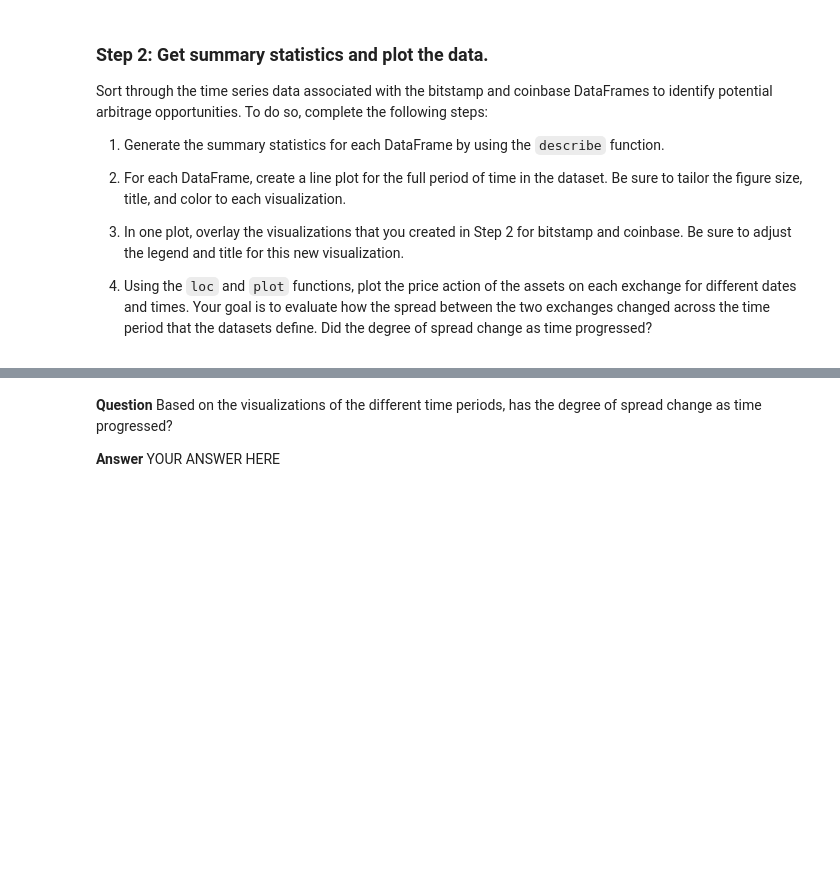
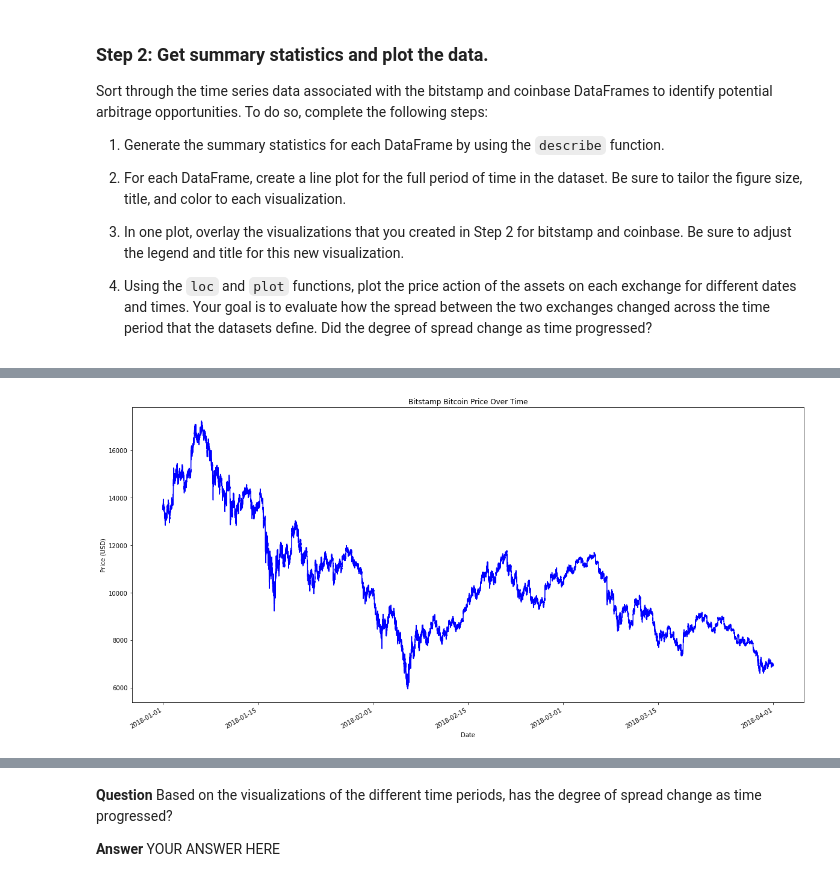
Before and after one commit to kheller18/crypto-arbitrage-opportunities, a Jupyter notebook: crypto_arbitrage.ipynb, the cells around one changed output, grey strips where cells are left out. Cells and saved outputs as stored; diff of their text form; code cells hidden in the pictures; blank space fills up the shorter version.

Commit message:
both bitstamp and coinbase Bitcoin plots working separately

```diff
--- a/crypto_arbitrage.ipynb
+++ b/crypto_arbitrage.ipynb
@@ -37,8 +37,13 @@ Instructions.
 # The CSV file is located in the Resources folder.
 # Set the index to the column "Date"
 # Set the parse_dates and infer_datetime_format parameters
-csvPath = Path("Resources/bitstamp.csv")
-bitstamp = pd.read_csv(csvPath, index_col="Timestamp")
+
+bitstamp = pd.read_csv(
+    Path("Resources/bitstamp.csv"),
+    index_col="Timestamp",
+    parse_dates=True,
+    infer_datetime_format=True
+)
 # %% [markdown]
 ### Step 2: Use the `head` (and/or the `tail`) function to confirm that Pandas properly imported the data.
 # %%
@@ -242,7 +272,9 @@ Sort through the time series data associated with the bitstamp and coinbase Data
 # %%
 # Create a line plot for the bitstamp DataFrame for the full length of time in the dataset
 # Be sure that the figure size, title, and color are tailored to each visualization
-# YOUR CODE HERE
+bitstamp_close = bitstamp_sliced.plot(title="Bitstamp Bitcoin Price Over Time", xlabel="Date", ylabel="Price (USD)", figsize=(20,10), color="blue")
+# %% [output]
+[figure, added]
 # %%
 # Create a line plot for the coinbase DataFrame for the full length of time in the dataset
 # Be sure that the figure size, title, and color are tailored to each visualization
```
Also changed, not shown: parts of 6 cells of this notebook.
